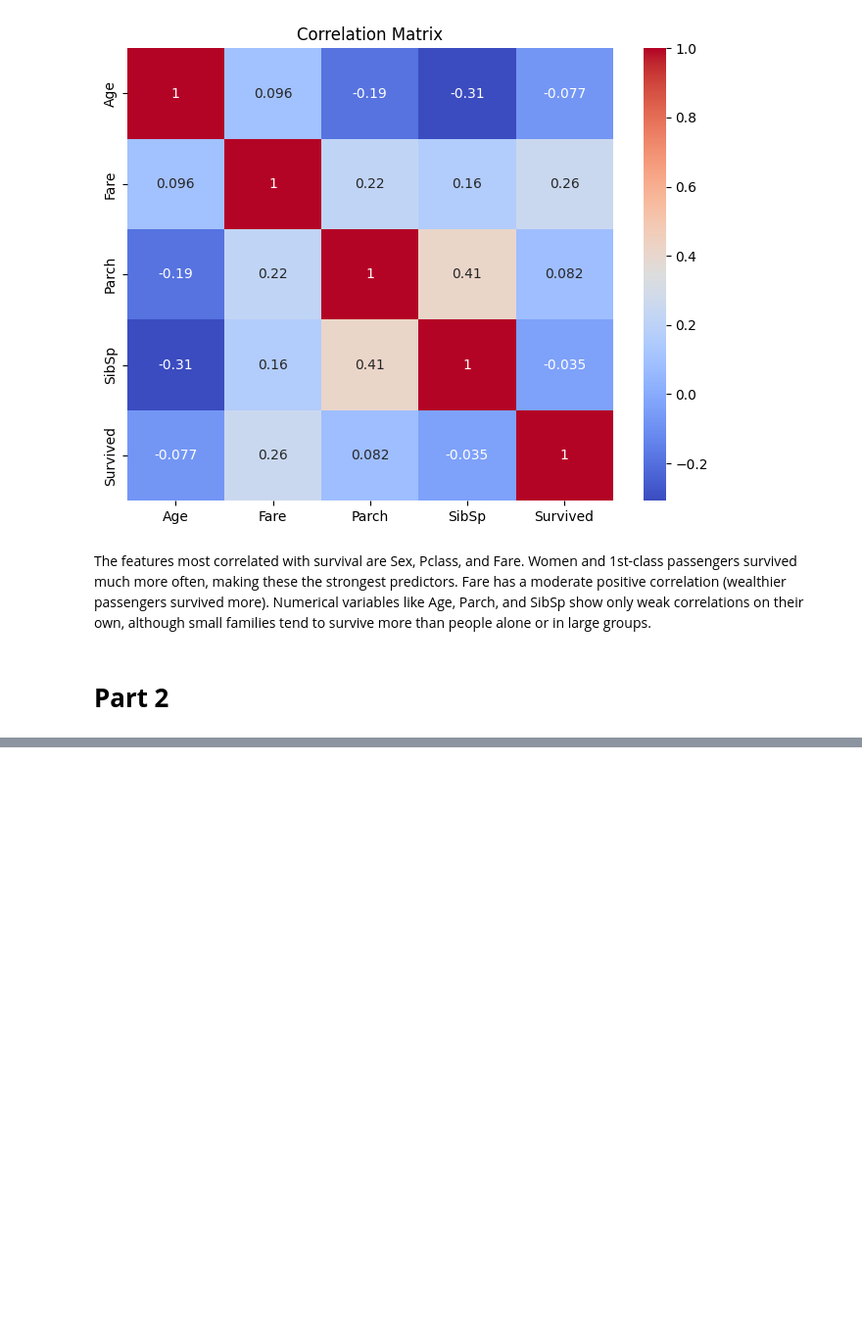
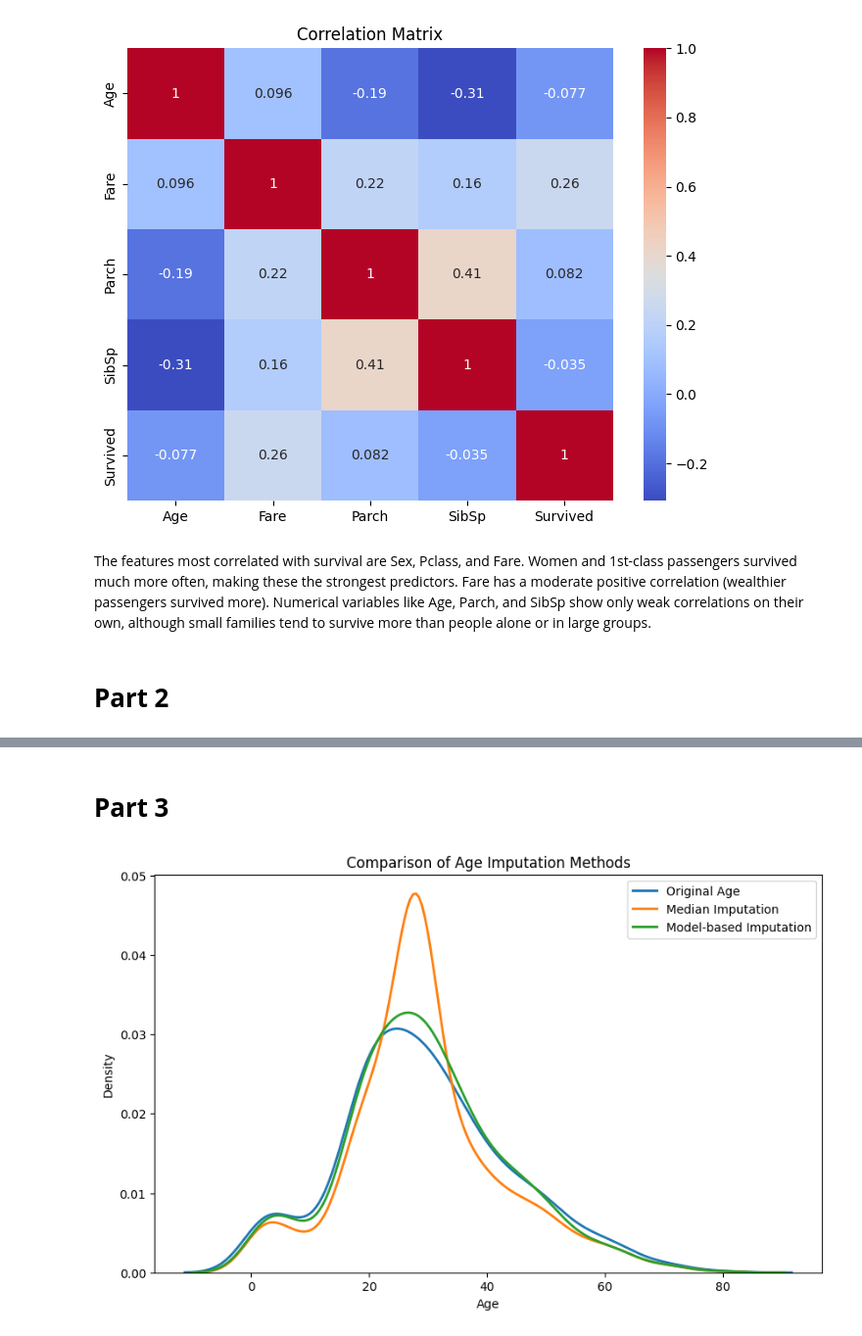
Before and after one commit to Katpst/ML, a Jupyter notebook: Tree_based_models.ipynb, the cells around one changed output, grey strips where cells are left out. Shown at 98% size. Drawn from its saved outputs; the diff is of its cells as text; code cells hidden in the pictures; blank space fills up the shorter version.

```diff
--- a/Tree_based_models.ipynb
+++ b/Tree_based_models.ipynb
@@ -132,0 +217,62 @@ The features most correlated with survival are Sex, Pclass, and Fare. Women and
+# %% [markdown]
+# **Part 3**
+# %%
+# Predicting missing values for Age
+
+from sklearn.ensemble import RandomForestRegressor
+
+# Create two datasets
+
+# Median-based imputation (to compare)
+df_median = df.copy()
+df_median["Age"] = df_median["Age"].fillna(df_median["Age"].median())
+
+# Model-based imputation
+df_model = df.copy()
+
+# Train regressor for Age
+
+# Select features that should help predict Age
+age_features = [
+    "Pclass", "Fare", "FamilySize",
+    "Sex_male", "Embarked_Q", "Embarked_S",
+    "Title_Miss", "Title_Mr", "Title_Mrs", "Title_Rare"
+]
+
+# Rows where Age is known
+train_age = df_model[df_model["Age"].notna()]
+# Rows where Age is missing
+predict_age = df_model[df_model["Age"].isna()]
+
+X_train_age = train_age[age_features]
+y_train_age = train_age["Age"]
+
+X_pred_age = predict_age[age_features]
+
+# Fit the regressor
+age_model = RandomForestRegressor(
+    n_estimators=200,
+    random_state=42,
+    n_jobs=-1
+)
+age_model.fit(X_train_age, y_train_age)
+
+# Predict missing ages
+age_pred = age_model.predict(X_pred_age)
+
+# Fill predictions back into df_model
+df_model.loc[df_model["Age"].isna(), "Age"] = age_pred
+
+# KDE visualization comparison
+
+plt.figure(figsize=(10, 6))
+sns.kdeplot(df["Age"], label="Original Age", linewidth=2)
+sns.kdeplot(df_median["Age"], label="Median Imputation", linewidth=2)
+sns.kdeplot(df_model["Age"], label="Model-based Imputation", linewidth=2)
+plt.title("Comparison of Age Imputation Methods")
+plt.xlabel("Age")
+plt.ylabel("Density")
+plt.legend()
+plt.show()
+# %% [output]
+[figure, added]
```
Also changed, not shown: parts of 3 cells of this notebook.
